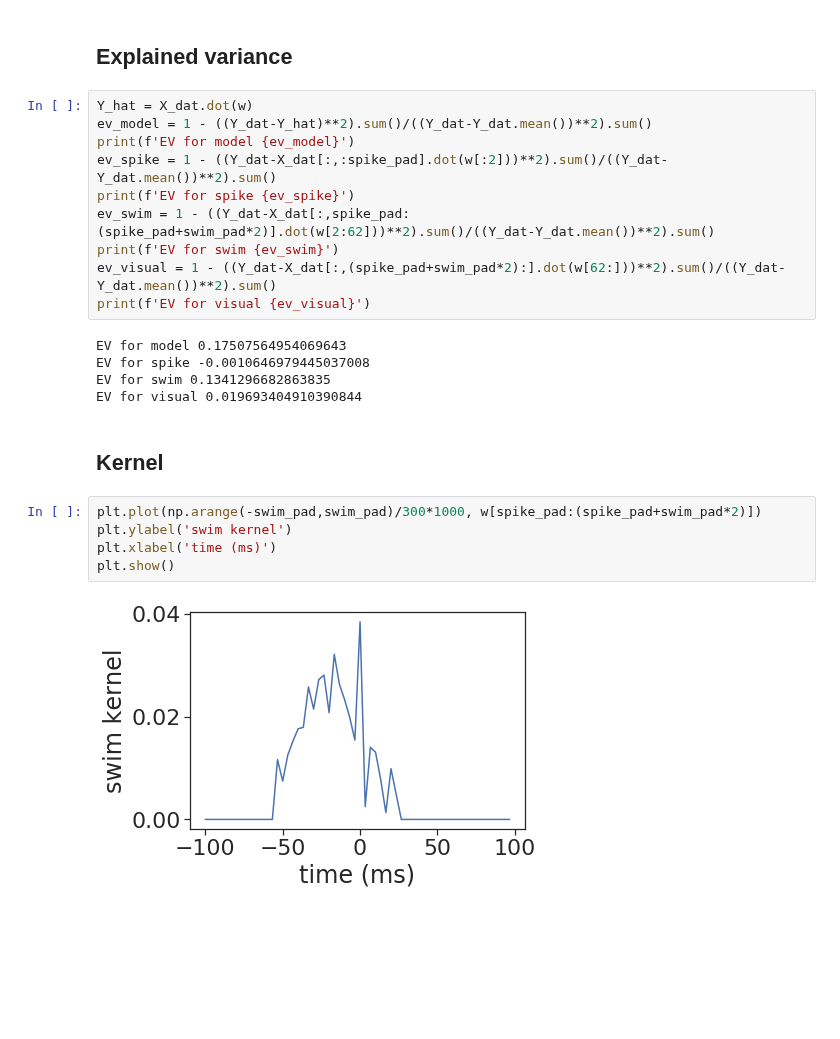
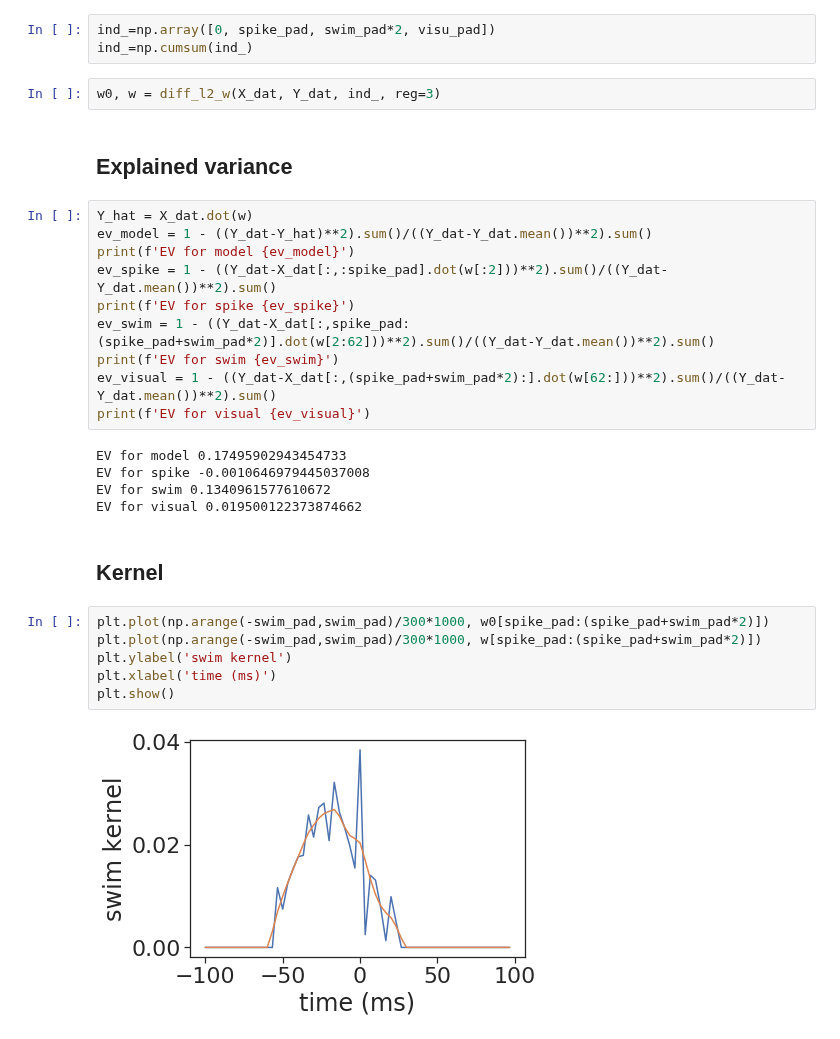
Before and after one commit to zqwei/DRN_voltage_analysis, a Jupyter notebook: KernelFits/gain_task_subvolt_kernel.ipynb, the cells around one changed output. Cells and saved outputs as stored; diff of their text form; blank space fills up the shorter version.

```diff
--- a/KernelFits/gain_task_subvolt_kernel.ipynb
+++ b/KernelFits/gain_task_subvolt_kernel.ipynb
@@ -83,3 +82,8 @@ w, rnorm = nnls(X_dat, Y_dat)
+# %%
+ind_=np.array([0, spike_pad, swim_pad*2, visu_pad])
+ind_=np.cumsum(ind_)
+# %%
+w0, w = diff_l2_w(X_dat, Y_dat, ind_, reg=3)
 # %% [markdown]
 ## Explained variance
 # %%
@@ -93,17 +97,18 @@ print(f'EV for swim {ev_swim}')
 ev_visual = 1 - ((Y_dat-X_dat[:,(spike_pad+swim_pad*2):].dot(w[62:]))**2).sum()/((Y_dat-Y_dat.mean())**2).sum()
 print(f'EV for visual {ev_visual}')
 # %% [output]
-EV for model 0.17507564954069643
+EV for model 0.17495902943454733
 EV for spike -0.0010646979445037008
-EV for swim 0.1341296682863835
-EV for visual 0.019693404910390844
+EV for swim 0.1340961577610672
+EV for visual 0.019500122373874662
 # %% [markdown]
 ## Kernel
 # %%
+plt.plot(np.arange(-swim_pad,swim_pad)/300*1000, w0[spike_pad:(spike_pad+swim_pad*2)])
 plt.plot(np.arange(-swim_pad,swim_pad)/300*1000, w[spike_pad:(spike_pad+swim_pad*2)])
 plt.ylabel('swim kernel')
 plt.xlabel('time (ms)')
 plt.show()
 # %% [output]
-[figure, old version]
+[figure, new version]
 # %%
```
Also changed, not shown: parts of 3 cells of this notebook, 3 other files.
